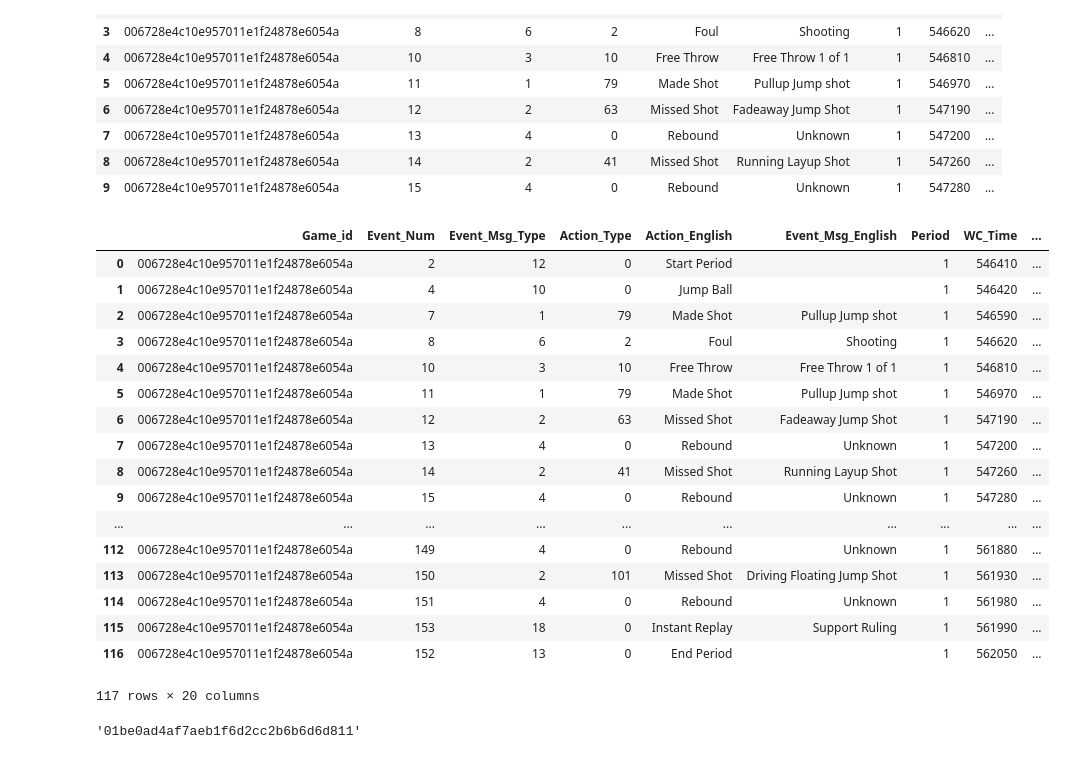
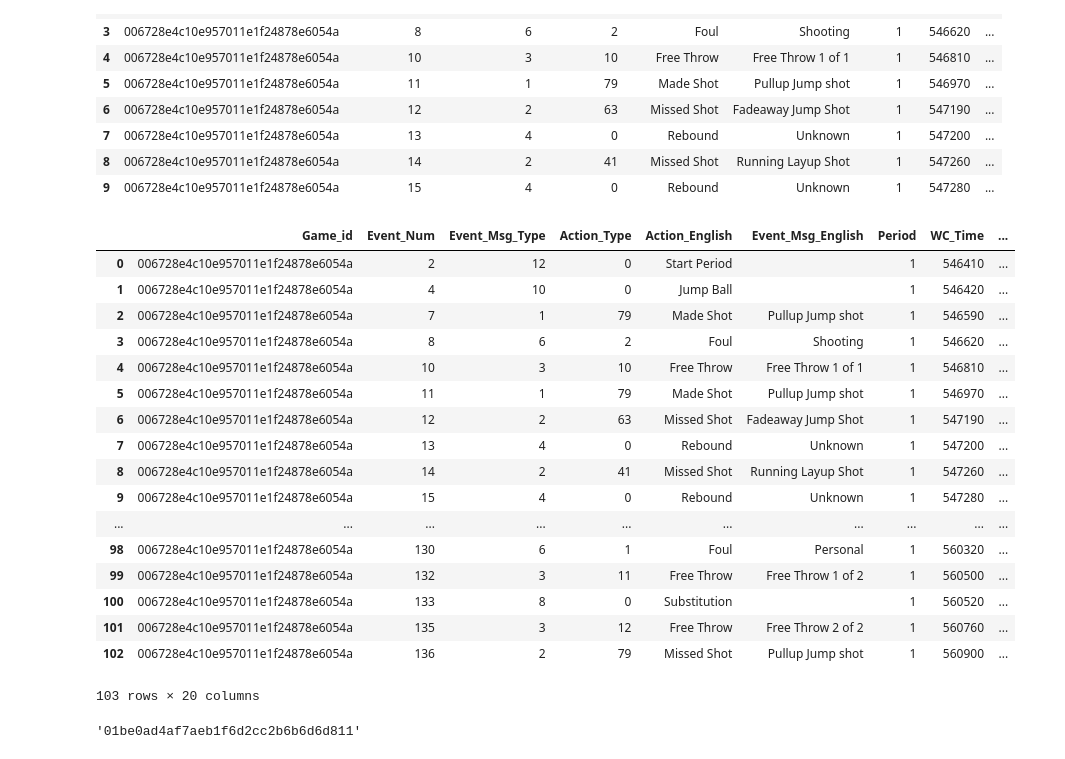
Before and after one commit to calvingrewal/nba-hackathon, a Jupyter notebook: Champs.ipynb, the cells around one changed output. Saved outputs shown, nothing was run; the diff lists cells and outputs as text; code cells hidden in the pictures.

```diff
--- a/Champs.ipynb
+++ b/Champs.ipynb
@@ -96,26 +96,26 @@ plays.head(10)
 | 9 | 006728e4c10e957011e1f24878e6054a | 15 | 4 | 0 | Rebound | Unknown | 1 | 547280 | ... |
 # %%
 first_quarter = plays[(plays['Game_id'] == '006728e4c10e957011e1f24878e6054a') & (plays['Period'] == 1)]
-first_quarter
+first_quarter.head(103)
 # %% [output]
 |  | Game_id | Event_Num | Event_Msg_Type | Action_Type | Action_English | Event_Msg_English | Period | WC_Time | ... |
 | 0 | 006728e4c10e957011e1f24878e6054a | 2 | 12 | 0 | Start Period |  | 1 | 546410 | ... |
 | 1 | 006728e4c10e957011e1f24878e6054a | 4 | 10 | 0 | Jump Ball |  | 1 | 546420 | ... |
 | 2 | 006728e4c10e957011e1f24878e6054a | 7 | 1 | 79 | Made Shot | Pullup Jump shot | 1 | 546590 | ... |
 | 3 | 006728e4c10e957011e1f24878e6054a | 8 | 6 | 2 | Foul | Shooting | 1 | 546620 | ... |
 | 4 | 006728e4c10e957011e1f24878e6054a | 10 | 3 | 10 | Free Throw | Free Throw 1 of 1 | 1 | 546810 | ... |
 | 5 | 006728e4c10e957011e1f24878e6054a | 11 | 1 | 79 | Made Shot | Pullup Jump shot | 1 | 546970 | ... |
 | 6 | 006728e4c10e957011e1f24878e6054a | 12 | 2 | 63 | Missed Shot | Fadeaway Jump Shot | 1 | 547190 | ... |
 | 7 | 006728e4c10e957011e1f24878e6054a | 13 | 4 | 0 | Rebound | Unknown | 1 | 547200 | ... |
 | 8 | 006728e4c10e957011e1f24878e6054a | 14 | 2 | 41 | Missed Shot | Running Layup Shot | 1 | 547260 | ... |
 | 9 | 006728e4c10e957011e1f24878e6054a | 15 | 4 | 0 | Rebound | Unknown | 1 | 547280 | ... |
 | ... | ... | ... | ... | ... | ... | ... | ... | ... | ... |
-| 112 | 006728e4c10e957011e1f24878e6054a | 149 | 4 | 0 | Rebound | Unknown | 1 | 561880 | ... |
-| 113 | 006728e4c10e957011e1f24878e6054a | 150 | 2 | 101 | Missed Shot | Driving Floating Jump Shot | 1 | 561930 | ... |
-| 114 | 006728e4c10e957011e1f24878e6054a | 151 | 4 | 0 | Rebound | Unknown | 1 | 561980 | ... |
-| 115 | 006728e4c10e957011e1f24878e6054a | 153 | 18 | 0 | Instant Replay | Support Ruling | 1 | 561990 | ... |
-| 116 | 006728e4c10e957011e1f24878e6054a | 152 | 13 | 0 | End Period |  | 1 | 562050 | ... |
+| 98 | 006728e4c10e957011e1f24878e6054a | 130 | 6 | 1 | Foul | Personal | 1 | 560320 | ... |
+| 99 | 006728e4c10e957011e1f24878e6054a | 132 | 3 | 11 | Free Throw | Free Throw 1 of 2 | 1 | 560500 | ... |
+| 100 | 006728e4c10e957011e1f24878e6054a | 133 | 8 | 0 | Substitution |  | 1 | 560520 | ... |
+| 101 | 006728e4c10e957011e1f24878e6054a | 135 | 3 | 12 | Free Throw | Free Throw 2 of 2 | 1 | 560760 | ... |
+| 102 | 006728e4c10e957011e1f24878e6054a | 136 | 2 | 79 | Missed Shot | Pullup Jump shot | 1 | 560900 | ... |
-117 rows × 20 columns
+103 rows × 20 columns
 # %%
 def get_player_team(player_id):
     """returns the team player is on"""
```
Also changed, not shown: parts of 6 cells of this notebook.
